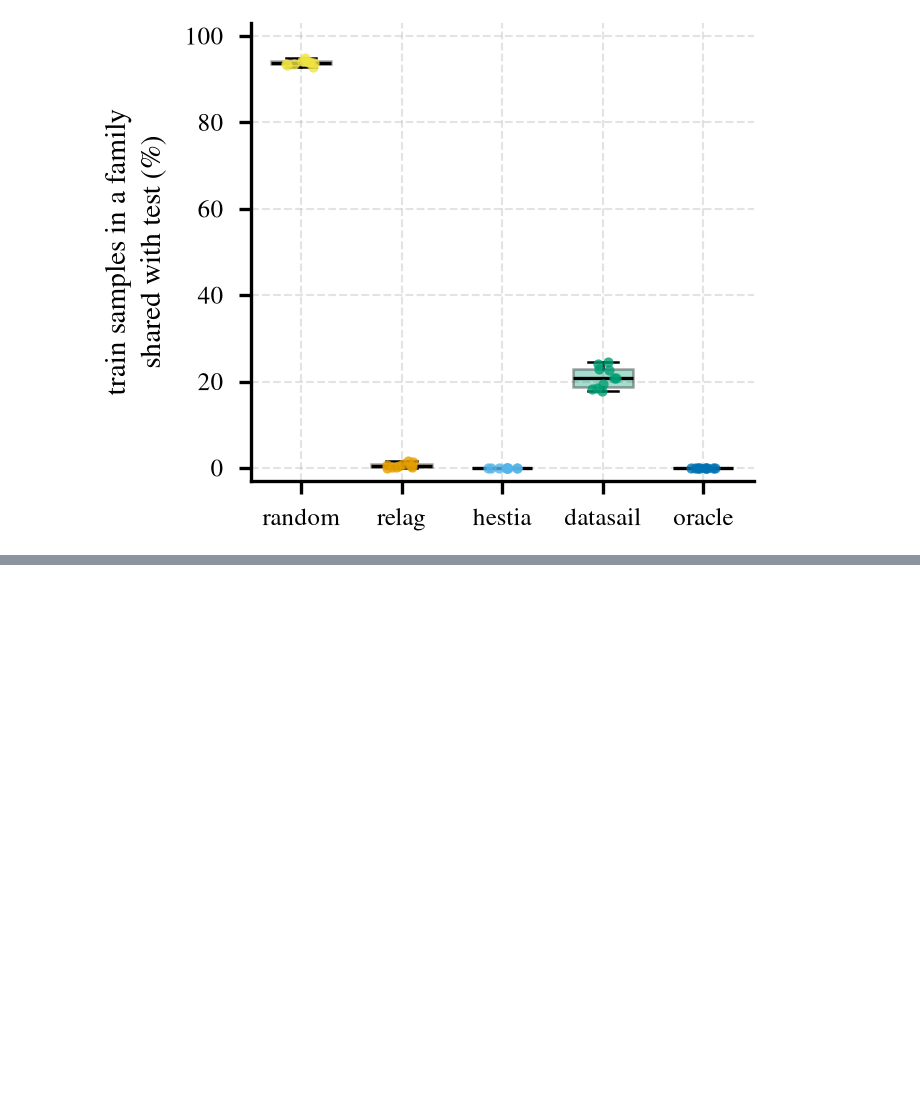
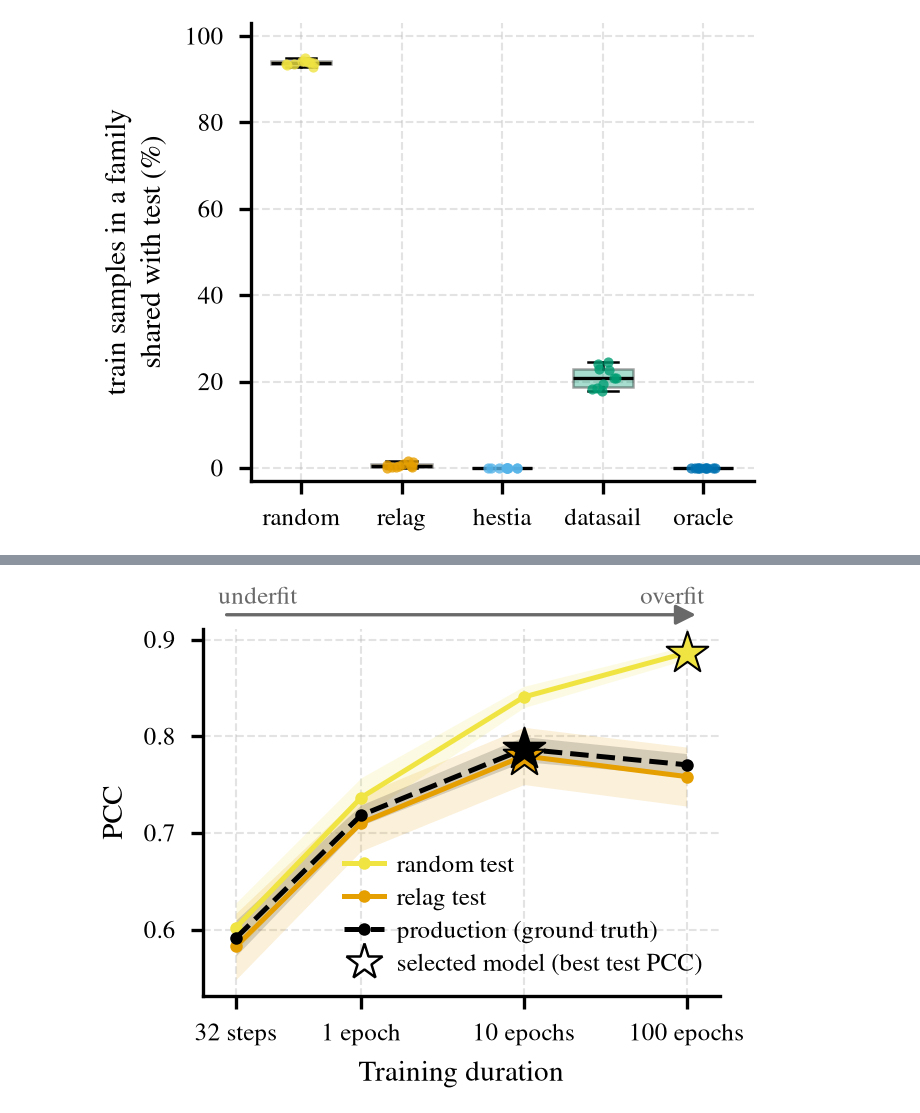
Before and after one commit to anthol42/relag-paper, a Jupyter notebook: notebooks/comparison_figures.ipynb, the cells around one changed output, grey strips where cells are left out. Cells and saved outputs as stored; diff of their text form; code cells hidden in the pictures; blank space fills up the shorter version.

Commit message:
Fix(rename refnd to relag prt 2) + Feat(rank exp + in-distribution exp)

```diff
--- a/notebooks/comparison_figures.ipynb
+++ b/notebooks/comparison_figures.ipynb
@@ -917,7 +919,7 @@ with open(Path("..") / "results" / "protspam_vs_alignment.json") as f:
     pva = json.load(f)
 
 ga, ps = np.asarray(pva["pairs"]).T
-colors = method_colors(["refnd", "hestia"])
+colors = method_colors(["relag", "hestia"])
 
 r_p, _ = pearsonr(ga, ps)
 r_s, _ = spearmanr(ga, ps)
@@ -927,7 +929,7 @@ print(f"Spearman r = {r_s:.3f}")
 
 fig, ax = plt.subplots(figsize=(FIG_W, FIG_H))
 ax.scatter(ga, ps, s=0.5, alpha=0.12, linewidths=0, color=colors["hestia"], rasterized=True)
-ax.plot([0, 1], [0, 1], ls=":", lw=1.0, color=colors["refnd"], label="perfect agreement")
+ax.plot([0, 1], [0, 1], ls=":", lw=1.0, color=colors["relag"], label="perfect agreement")
 
 ax.set_xlabel("Global Alignment distance", fontsize=7)
 ax.set_ylabel("ProtSpaM distance", fontsize=7)
@@ -1169,7 +1171,7 @@ def plot_threshold_convergence(name: str = SYN_THRESHOLD_FILE, chosen: float = S
     accepted = pval > KS_ALPHA
     plateau = (tau[accepted].min(), tau[accepted].max()) if accepted.any() else None
 
-    colors = method_colors(["refnd", "hestia"])
+    colors = method_colors(["relag", "hestia"])
     fig, (ax_top, ax_bot) = plt.subplots(
         2, 1, figsize=(FIG_W, FIG_H * 1.25), sharex=True,
         gridspec_kw={"height_ratios": [2, 1], "hspace": 0.1})
@@ -1179,7 +1181,7 @@ def plot_threshold_convergence(name: str = SYN_THRESHOLD_FILE, chosen: float = S
         ax.tick_params(labelsize=6)
 
     # (a) the two distributions converging
-    for key, label, color in (("train_train", "train ↔ train", colors["refnd"]),
+    for key, label, color in (("train_train", "train ↔ train", colors["relag"]),
                               ("train_prod", "train ↔ production", colors["hestia"])):
         median = np.array([r[key]["median"] for r in results])
         p15 = np.array([r[key]["p15"] for r in results])
@@ -1299,0 +1308,72 @@ refnd                       5.1   2.51
+# %%
+# ---- Figure 6: model ranking, test set vs production ---------------------------
+# Each line: mean PCC over repeats (band = ±1 std) of the four checkpoints of one
+# training run, placed at their gradient-step count (log scale): left = underfit,
+# right = overfit. Ground truth = production PCC, averaged over both splits' models.
+# A star marks each curve's best checkpoint, i.e. the model that set would pick.
+
+with open(Path("..") / "results" / "synthetic" / f"ranking_tau{SYN_TAU_FILE:g}.json") as f:
+    ranking_data = json.load(f)
+
+RANK_SETTINGS = ranking_data["settings"]
+RANK_MODELS = RANK_SETTINGS["models"]
+RANK_TICKS = ["32 steps", "1 epoch", "10 epochs", "100 epochs"]
+RANK_COLOR = {"random": METHOD_COLOR["random"], "relag": METHOD_COLOR["refnd"]}
+
+# Gradient steps of each checkpoint (steps/epoch from the mean train size).
+_steps_per_epoch = np.ceil(np.mean([r["n_train"] for r in ranking_data["records"]])
+                           / RANK_SETTINGS["batch_size"])
+RANK_STEPS = np.array([32, _steps_per_epoch, 10 * _steps_per_epoch, 100 * _steps_per_epoch])
+
+def _rank_scores(method: str, subset: str) -> np.ndarray:
+    """(repeats, models) PCC array."""
+    rows = [r for r in ranking_data["records"] if r["method"] == method]
+    return np.array([[r["scores"][subset][m] for m in RANK_MODELS] for r in rows])
+
+def plot_ranking():
+    x = RANK_STEPS
+    gt = np.concatenate([_rank_scores(m, "production") for m in ("random", "relag")])
+    curves = [
+        ("random test", _rank_scores("random", "test"), RANK_COLOR["random"], "-"),
+        ("relag test", _rank_scores("relag", "test"), RANK_COLOR["relag"], "-"),
+        ("production (ground truth)", gt, "black", "--"),
+    ]
+    fig, ax = plt.subplots(figsize=(FIG_W, FIG_H))
+    for label, scores, color, ls in curves:
+        mean, std = scores.mean(0), scores.std(0)
+        ax.fill_between(x, mean - std, mean + std, color=color, alpha=0.15, linewidth=0)
+        ax.plot(x, mean, ls=ls, marker="o", ms=3, lw=1.2, color=color, label=label, zorder=3)
+        best = int(np.argmax(mean))
+        ax.scatter(x[best], mean[best], marker="*", s=110, color=color,
+                   edgecolors="black", linewidths=0.5, zorder=4)
+    ax.set_xscale("log")
+    ax.set_xticks(x)
+    ax.set_xticklabels(RANK_TICKS, fontsize=6)
+    ax.minorticks_off()
+    ax.set_xlim(x[0] / 1.6, x[-1] * 1.6)
+    ax.set_xlabel("Training duration", fontsize=7)
+    ax.set_ylabel("PCC", fontsize=7)
+    ax.tick_params(labelsize=6)
+    handles, labels = ax.get_legend_handles_labels()
+    handles.append(plt.Line2D([], [], ls="", marker="*", ms=9, color="white",
+                              markeredgecolor="black", markeredgewidth=0.6))
+    labels.append("selected model (best test PCC)")
+    ax.legend(handles, labels, fontsize=6, loc="lower right")
+
+    # Fit-level arrow along the top: underfit -> overfit.
+    ax.annotate("", xy=(0.97, 1.04), xytext=(0.03, 1.04), xycoords="axes fraction",
+                arrowprops={"arrowstyle": "-|>", "lw": 0.8, "color": "dimgray"})
+    ax.text(0.03, 1.07, "underfit", transform=ax.transAxes, fontsize=6, color="dimgray", ha="left")
+    ax.text(0.97, 1.07, "overfit", transform=ax.transAxes, fontsize=6, color="dimgray", ha="right")
+    fig.tight_layout()
+
+    print(f"steps per epoch ≈ {_steps_per_epoch:.0f}")
+    print(pd.DataFrame({label: scores.mean(0) for label, scores, _, _ in curves},
+                       index=RANK_TICKS).round(3))
+    print(pd.DataFrame(ranking_data["summary"]).T.round(2))
+    return fig
+
+fig = plot_ranking()
+plt.show()
+save_fig(fig, "synthetic_model_ranking")
+# %% [output]
@@ -1299,0 +1389 @@ refnd                       5.1   2.51
+[figure, added]
```
Also changed, not shown: parts of 10 cells of this notebook, 21 other files.
